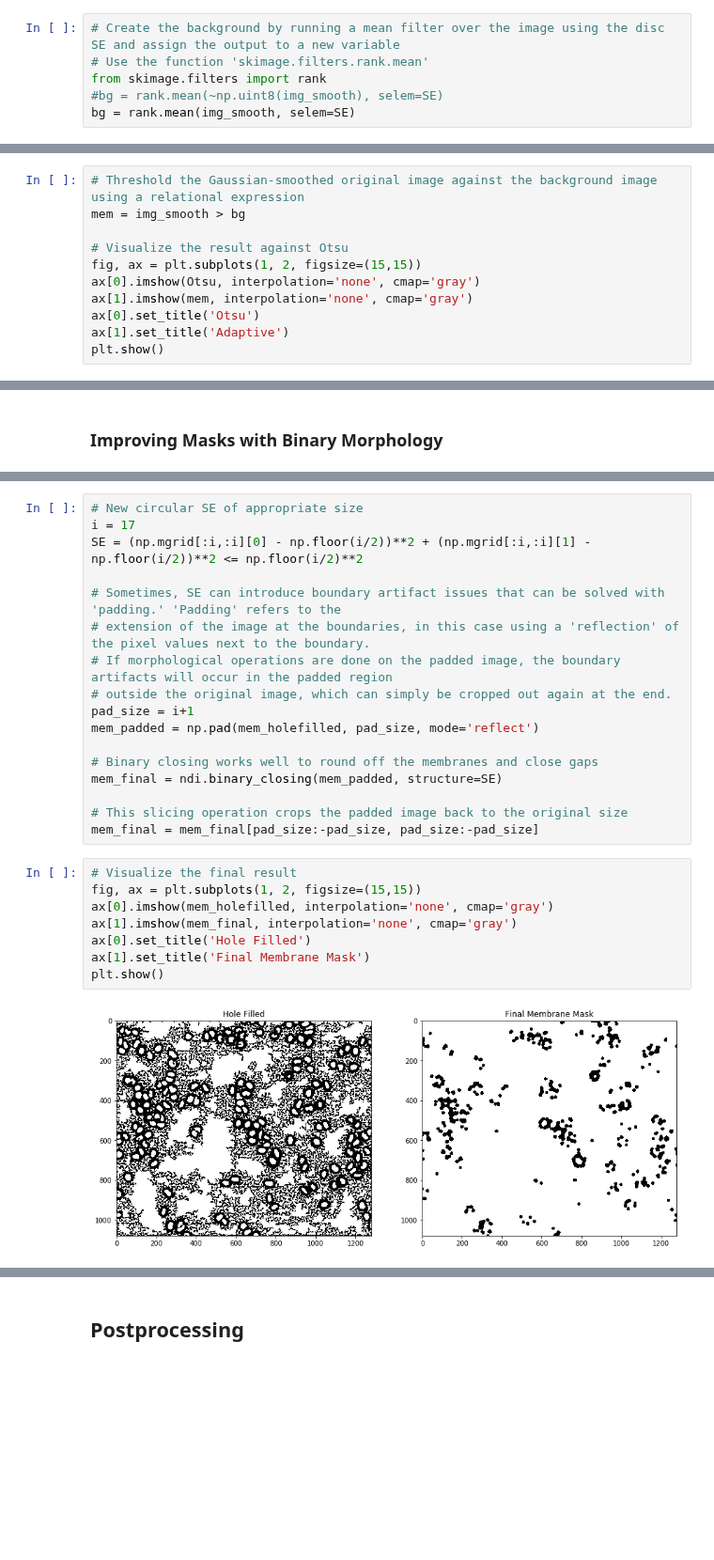
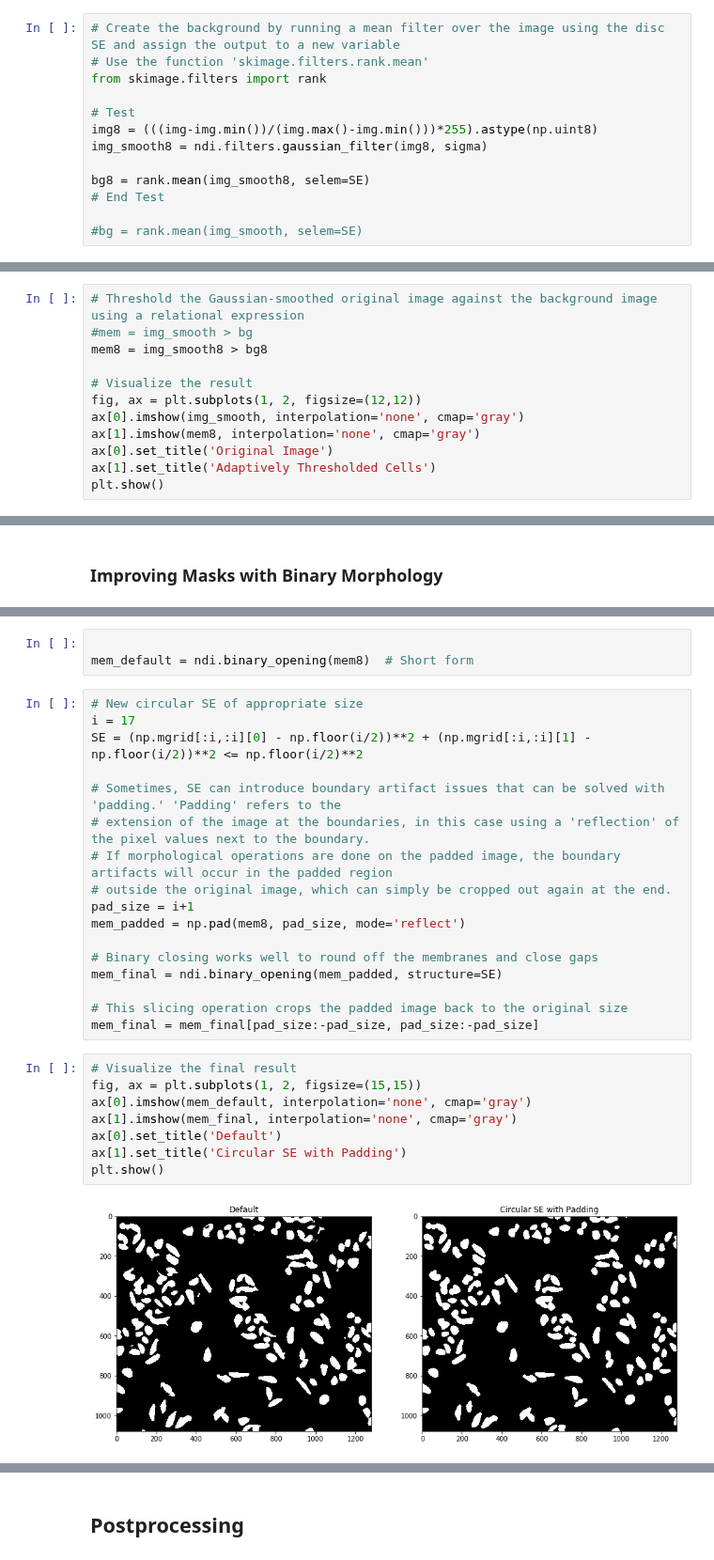
Before and after one commit to vanvalenlab/intro-to-deepcell, a Jupyter notebook: Day2_ImageProcessing.ipynb, the cells around one changed output, grey strips where cells are left out. Shown at 94% size. Drawn from its saved outputs; the diff is of its cells as text; blank space fills up the shorter version.

```diff
--- a/Day2_ImageProcessing.ipynb
+++ b/Day2_ImageProcessing.ipynb
@@ -271,8 +271,15 @@ plt.show()
 # Create the background by running a mean filter over the image using the disc SE and assign the output to a new variable
 # Use the function 'skimage.filters.rank.mean'
 from skimage.filters import rank
-#bg = rank.mean(~np.uint8(img_smooth), selem=SE)
-bg = rank.mean(img_smooth, selem=SE)
+
+# Test
+img8 = (((img-img.min())/(img.max()-img.min()))*255).astype(np.uint8)
+img_smooth8 = ndi.filters.gaussian_filter(img8, sigma)
+
+bg8 = rank.mean(img_smooth8, selem=SE)
+# End Test
+
+#bg = rank.mean(img_smooth, selem=SE)
 # %%
 # Visualize the resulting background image.
 plt.figure(figsize=(7,7))
@@ -283,12 +291,13 @@ plt.show()
 # %%
 # Threshold the Gaussian-smoothed original image against the background image using a relational expression
-mem = img_smooth > bg
+#mem = img_smooth > bg
+mem8 = img_smooth8 > bg8
 
-# Visualize the result against Otsu
-fig, ax = plt.subplots(1, 2, figsize=(15,15))
-ax[0].imshow(Otsu, interpolation='none', cmap='gray')
-ax[1].imshow(mem, interpolation='none', cmap='gray')
-ax[0].set_title('Otsu')
-ax[1].set_title('Adaptive')
+# Visualize the result
+fig, ax = plt.subplots(1, 2, figsize=(12,12))
+ax[0].imshow(img_smooth, interpolation='none', cmap='gray')
+ax[1].imshow(mem8, interpolation='none', cmap='gray')
+ax[0].set_title('Original Image')
+ax[1].set_title('Adaptively Thresholded Cells')
 plt.show()
 # %% [output]
@@ -309,3 +318,6 @@ mem_holefilled = ndi.binary_fill_holes(mem)  # Short form
+# %%
+
+mem_default = ndi.binary_opening(mem8)  # Short form
 # %%
 # New circular SE of appropriate size
 i = 17
@@ -316,20 +328,20 @@ SE = (np.mgrid[:i,:i][0] - np.floor(i/2))**2 + (np.mgrid[:i,:i][1] - np.floor(i/
 # If morphological operations are done on the padded image, the boundary artifacts will occur in the padded region
 # outside the original image, which can simply be cropped out again at the end.
 pad_size = i+1
-mem_padded = np.pad(mem_holefilled, pad_size, mode='reflect')
+mem_padded = np.pad(mem8, pad_size, mode='reflect')
 
 # Binary closing works well to round off the membranes and close gaps
-mem_final = ndi.binary_closing(mem_padded, structure=SE)
+mem_final = ndi.binary_opening(mem_padded, structure=SE)
 
 # This slicing operation crops the padded image back to the original size
 mem_final = mem_final[pad_size:-pad_size, pad_size:-pad_size]
 # %%
 # Visualize the final result
 fig, ax = plt.subplots(1, 2, figsize=(15,15))
-ax[0].imshow(mem_holefilled, interpolation='none', cmap='gray')
+ax[0].imshow(mem_default, interpolation='none', cmap='gray')
 ax[1].imshow(mem_final, interpolation='none', cmap='gray')
-ax[0].set_title('Hole Filled')
-ax[1].set_title('Final Membrane Mask')
+ax[0].set_title('Default')
+ax[1].set_title('Circular SE with Padding')
 plt.show()
 # %% [output]
-[figure, old version]
+[figure, new version]
```
Also changed, not shown: parts of 32 cells of this notebook.
